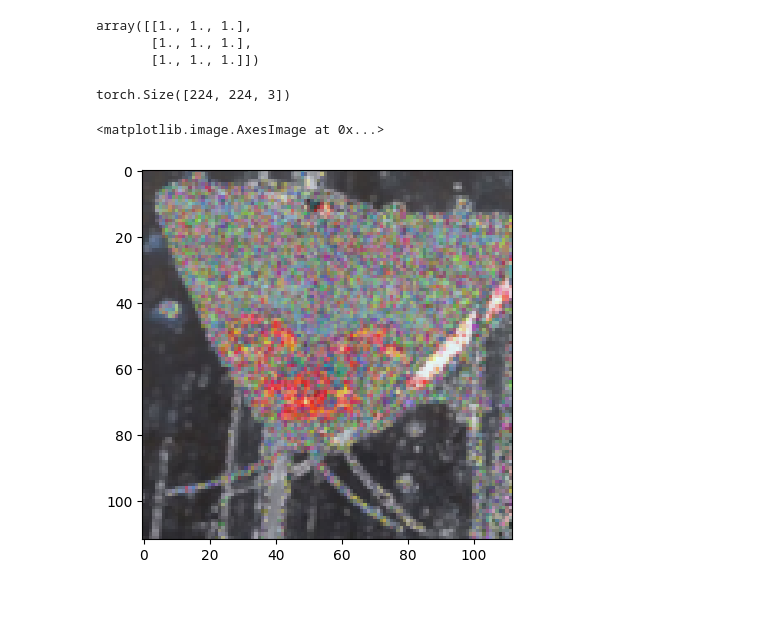
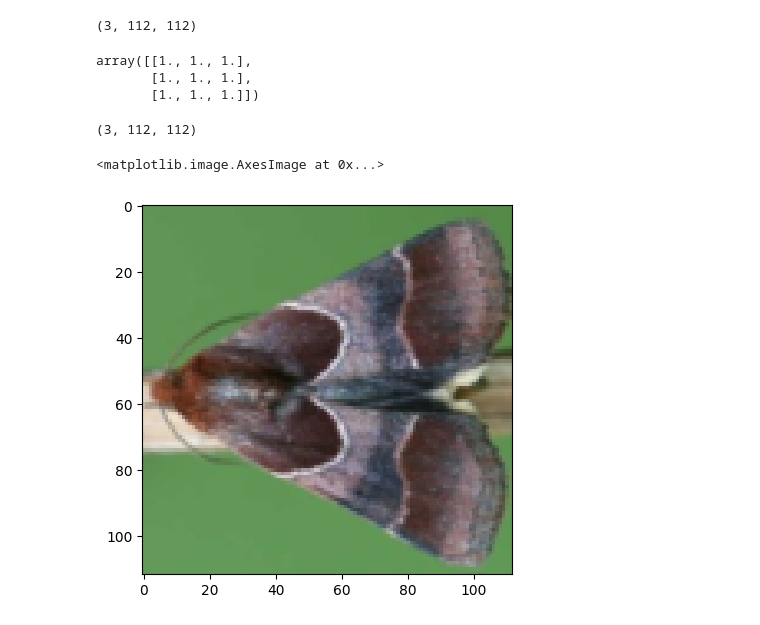
Before and after one commit to KonnorKennuey/PatternRecognition, a Jupyter notebook: KT1.ipynb, the cells around one changed output. Saved outputs shown, nothing was run; the diff lists cells and outputs as text; code cells hidden in the pictures.

```diff
--- a/KT1.ipynb
+++ b/KT1.ipynb
@@ -50,15 +53,16 @@ Y_test = []
 
 for i in a.values:
     im = Image.open('10. MOTHS IMAGE DATASET-CLASSIFICATION\\'+i[1])
-    temp_gray = transforms_gray(im)
-    pix = np.float64(np.array(temp_gray))
-    input_shape = pix.shape
-    new_shape = input_shape[1], input_shape[0]
-    result = skimage.filters.prewitt(pix)
-    ans = np.float64(np.array(transforms_same(im)))
-    for j in range(3):
-        ans[j]=np.sqrt(ans[j]*ans[j]+result[0]*result[0])
-    ans = transforms(torch.tensor(ans))
+    # temp_gray = transforms_gray(im)
+    # pix = np.float64(np.array(temp_gray))
+    # input_shape = pix.shape
+    # new_shape = input_shape[1], input_shape[0]
+    # result = skimage.filters.prewitt(pix)
+    ans = np.array(np.int_(transforms_same(im)))
+    # for j in range(3):
+    #     # ans[j]=np.sqrt(ans[j]*ans[j]+result[0]*result[0])
+    #     ans[j]=(ans[j]/2+result[0]/2)
+    # ans = np.float64(np.transpose(np.array(transforms(torch.tensor(ans)))))
     # X_train.append(ans)
 
     #ans = transforms(im)
@@ -89,6 +93,10 @@ for i in a.values:
 7400
 7500
 7600
+# %%
+X_train[0].shape
+# %% [output]
+(3, 112, 112)
 # %%
 np.array([[1,2,3],[1,2,3],[1,2,3]])*(1/np.array([[1,2,3],[1,2,3],[1,2,3]]))
 # %% [output]
@@ -98,9 +106,9 @@ array([[1., 1., 1.],
 # %%
 np.transpose(X_train[0]).shape
 # %% [output]
-torch.Size([224, 224, 3])
+(3, 112, 112)
 # %%
-plt.imshow(np.transpose(np.int_(X_train[0])))
+plt.imshow(np.transpose(np.int_(X_train[1])))
 # %% [output]
 <matplotlib.image.AxesImage at 0x...>
-[figure, old version]
+[figure, new version]
```
Also changed, not shown: parts of 22 cells of this notebook.
